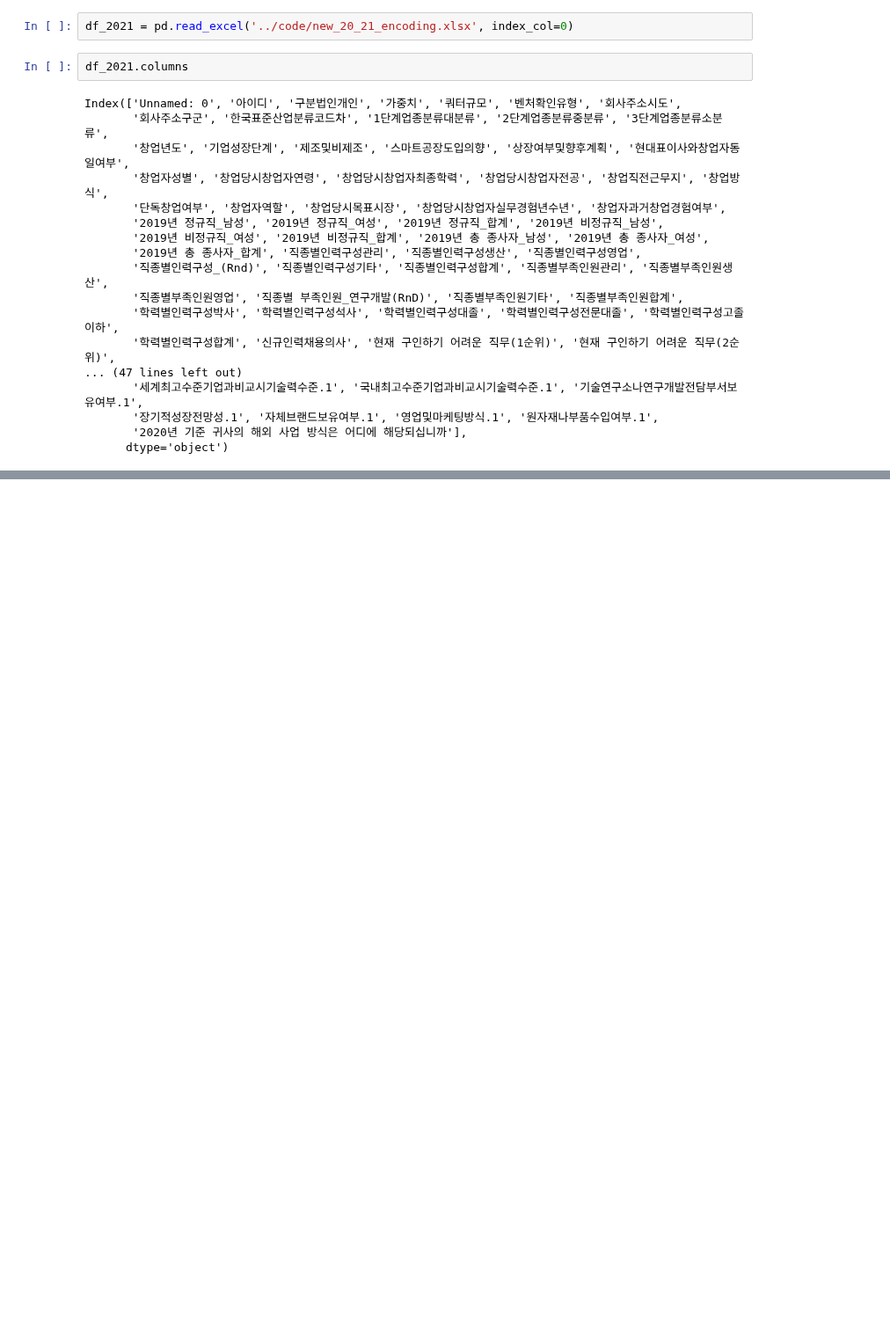
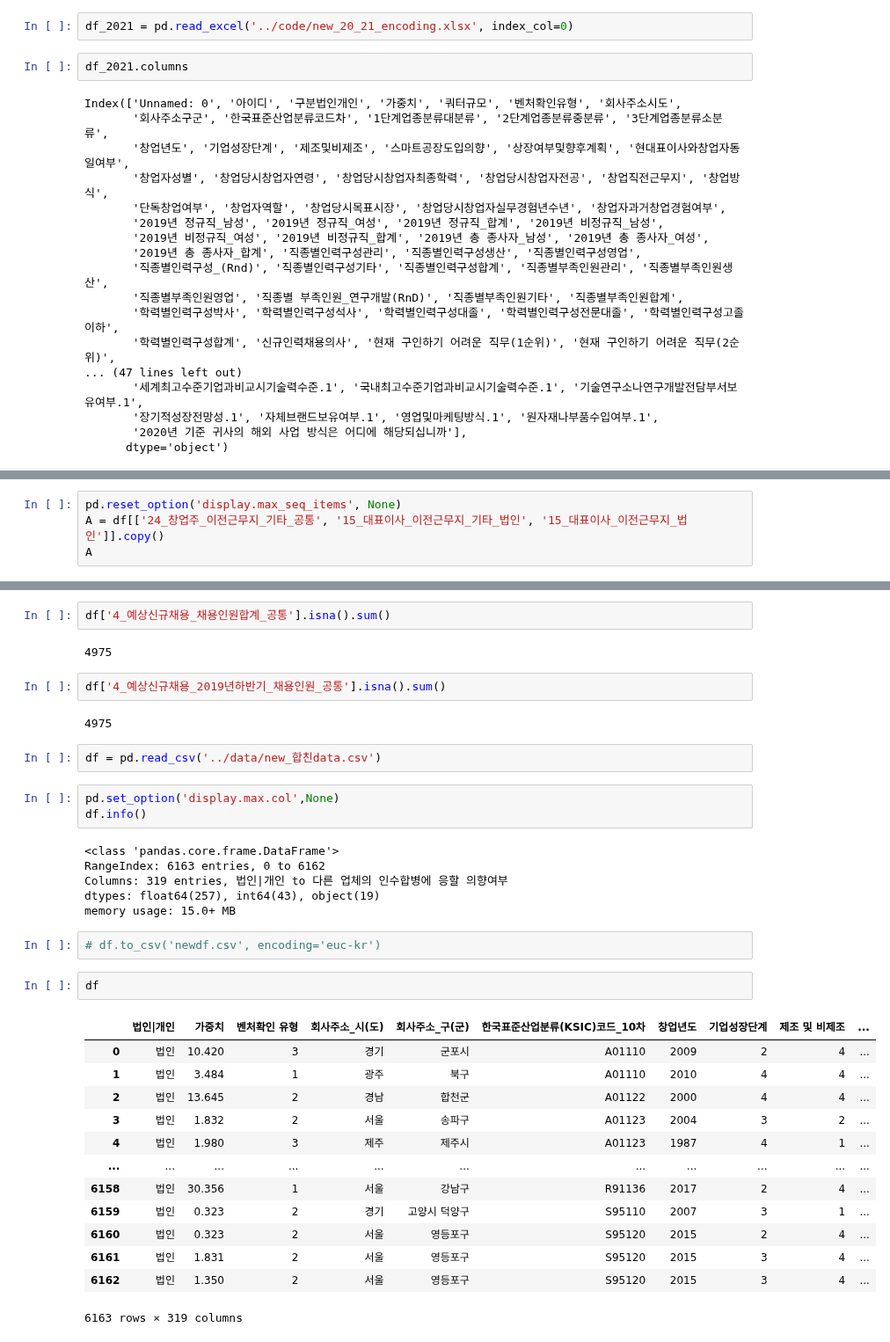
Before and after one commit to shoni0325/Project_1, a Jupyter notebook: code/test1.ipynb, the cells around one changed output, grey strips where cells are left out. Shown at 88% size. Saved outputs shown, nothing was run; the diff lists cells and outputs as text; blank space fills up the shorter version.

```diff
--- a/code/test1.ipynb
+++ b/code/test1.ipynb
@@ -183,0 +269,4 @@ Index(['Unnamed: 0', '아이디', '구분법인개인', '가중치', '쿼터규
+# %%
+pd.reset_option('display.max_seq_items', None)
+A = df[['24_창업주_이전근무지_기타_공통', '15_대표이사_이전근무지_기타_법인', '15_대표이사_이전근무지_법인']].copy()
+A
@@ -183,0 +326,37 @@ Index(['Unnamed: 0', '아이디', '구분법인개인', '가중치', '쿼터규
+# %%
+df['4_예상신규채용_채용인원합계_공통'].isna().sum()
+# %% [output]
+4975
+# %%
+df['4_예상신규채용_2019년하반기_채용인원_공통'].isna().sum()
+# %% [output]
+4975
+# %%
+df = pd.read_csv('../data/new_합친data.csv')
+# %%
+pd.set_option('display.max.col',None)
+df.info()
+# %% [output]
+<class 'pandas.core.frame.DataFrame'>
+RangeIndex: 6163 entries, 0 to 6162
+Columns: 319 entries, 법인|개인 to 다른 업체의 인수합병에 응할 의향여부
+dtypes: float64(257), int64(43), object(19)
+memory usage: 15.0+ MB
+# %%
+# df.to_csv('newdf.csv', encoding='euc-kr')
+# %%
+df
+# %% [output]
+|  | 법인|개인 | 가중치 | 벤처확인 유형 | 회사주소_시(도) | 회사주소_구(군) | 한국표준산업분류(KSIC)코드_10차 | 창업년도 | 기업성장단계 | 제조 및 비제조 | ... |
+| 0 | 법인 | 10.420 | 3 | 경기 | 군포시 | A01110 | 2009 | 2 | 4 | ... |
+| 1 | 법인 | 3.484 | 1 | 광주 | 북구 | A01110 | 2010 | 4 | 4 | ... |
+| 2 | 법인 | 13.645 | 2 | 경남 | 합천군 | A01122 | 2000 | 4 | 4 | ... |
+| 3 | 법인 | 1.832 | 2 | 서울 | 송파구 | A01123 | 2004 | 3 | 2 | ... |
+| 4 | 법인 | 1.980 | 3 | 제주 | 제주시 | A01123 | 1987 | 4 | 1 | ... |
+| ... | ... | ... | ... | ... | ... | ... | ... | ... | ... | ... |
+| 6158 | 법인 | 30.356 | 1 | 서울 | 강남구 | R91136 | 2017 | 2 | 4 | ... |
+| 6159 | 법인 | 0.323 | 2 | 경기 | 고양시 덕양구 | S95110 | 2007 | 3 | 1 | ... |
+| 6160 | 법인 | 0.323 | 2 | 서울 | 영등포구 | S95120 | 2015 | 2 | 4 | ... |
+| 6161 | 법인 | 1.831 | 2 | 서울 | 영등포구 | S95120 | 2015 | 3 | 4 | ... |
+| 6162 | 법인 | 1.350 | 2 | 서울 | 영등포구 | S95120 | 2015 | 3 | 4 | ... |
+6163 rows × 319 columns
```
Also changed, not shown: parts of 88 cells of this notebook, 12 other files.
